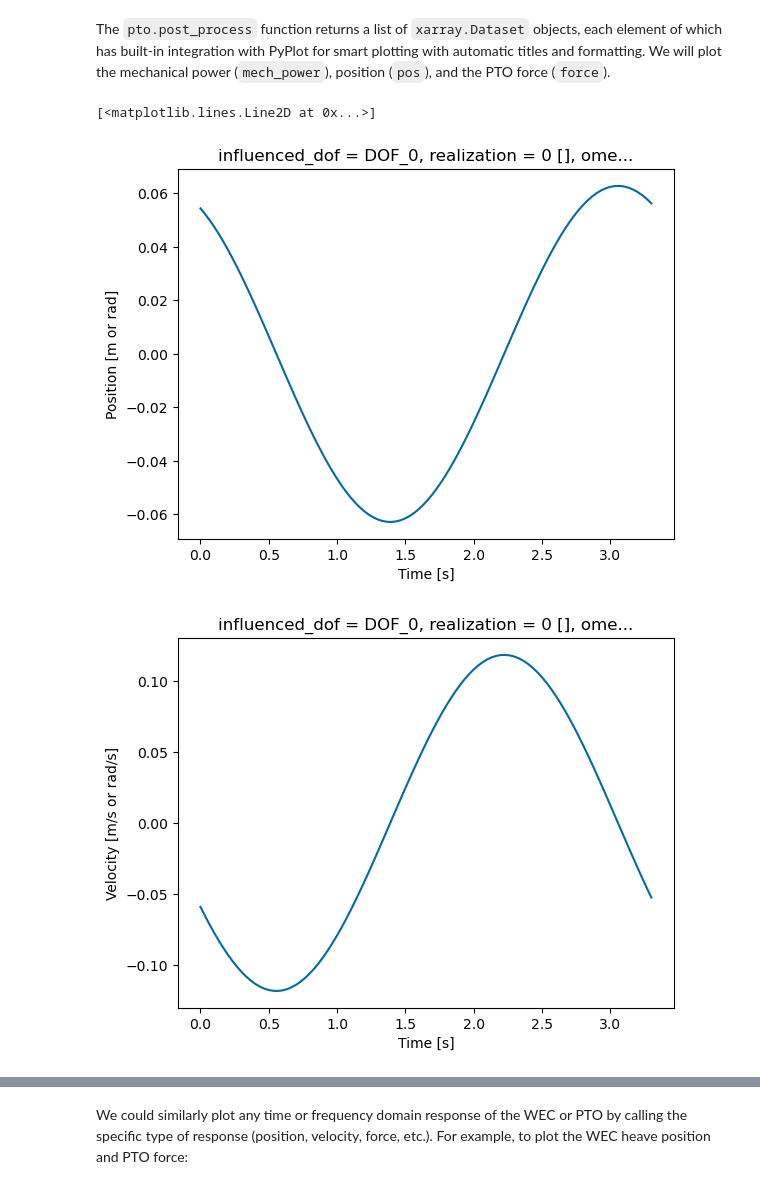
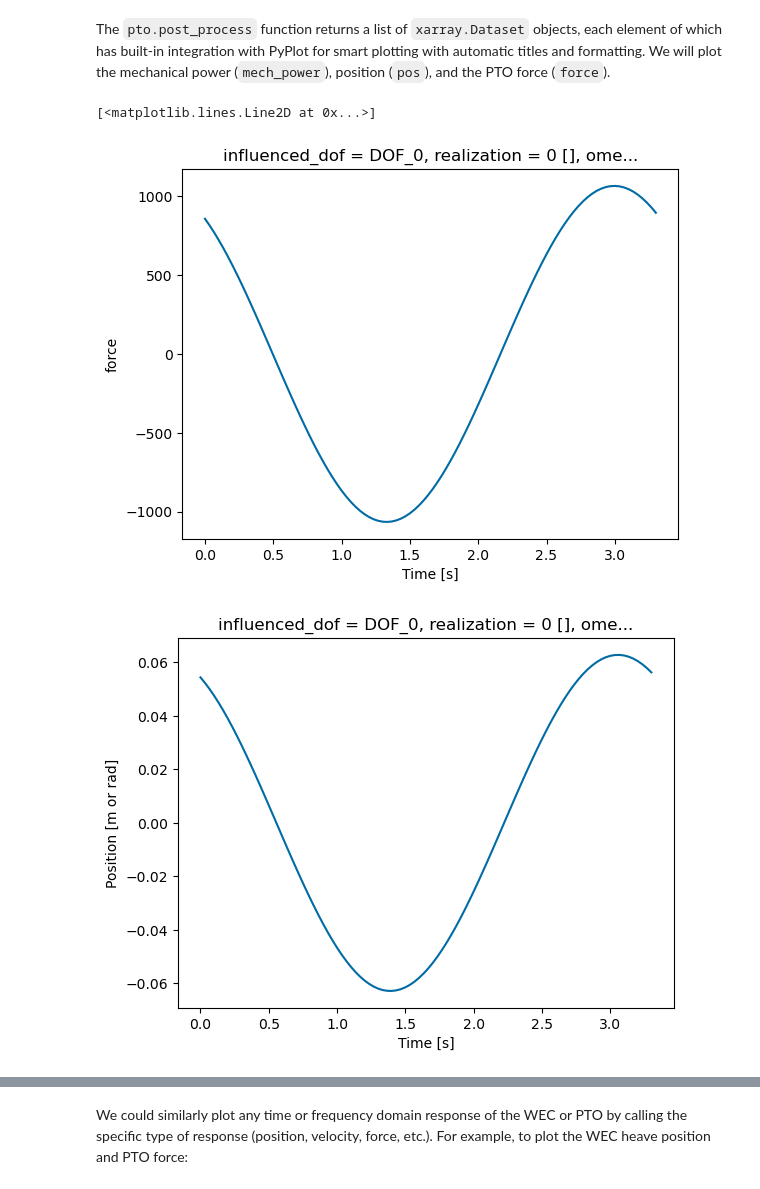
Before and after one commit to sandialabs/WecOptTool, a Jupyter notebook: examples/tutorial_1_WaveBot.ipynb, the cells around one changed output, grey strips where cells are left out. Drawn from its saved outputs; the diff is of its cells as text; code cells hidden in the pictures.

```diff
--- a/examples/tutorial_1_WaveBot.ipynb
+++ b/examples/tutorial_1_WaveBot.ipynb
@@ -169,6 +170,3 @@ We can use the `FloatingBody` and frequency vector created earlier to run the Bo
 This is wrapped into the `wecopttool.run_bem` function.
 
 If you would like to save the BEM data to a NetCDF file for future use, uncomment the second line of the cell below to use the `wot.write_netcdf` function.
-# %%
-bem_data = wot.run_bem(fb, freq)
-# wot.write_netcdf('bem_data.nc', bem_data) # saves BEM data to file
@@ -197,0 +173,10 @@ This warning appears when the largest panel of this mesh has radius > wavelength
+# %%
+bem_data_file = f'bem_wb_{nfreq}.nc'
+
+if os.path.exists(bem_data_file):
+    bem_data = wot.read_netcdf(bem_data_file)
+else:
+    bem_data = wot.run_bem(fb, freq, wave_dirs=0)
+    bem_data['radiating_dof'] = bem_data['radiating_dof'].astype(str)
+    bem_data['influenced_dof'] = bem_data['influenced_dof'].astype(str)
+    wot.write_netcdf(bem_data_file, bem_data)
@@ -416,10 +426,14 @@ We will plot the mechanical power (`mech_power`), position (`pos`), and the PTO
 # %%
+
+plt.figure()
+(wec_tdom.sel(realization=0)['force'].sel(type='diffraction')+wec_tdom.sel(realization=0)['force'].sel(type='Froude_Krylov')).plot()
+
 plt.figure()
 wec_tdom.sel(realization=0)['pos'].plot()
 
 plt.figure()
 wec_tdom.sel(realization=0)['vel'].plot()
 # %% [output]
 [<matplotlib.lines.Line2D at 0x...>]
-[figure, old version]
+[figure, new version]
-[figure, old version]
+[figure, new version]
```
Also changed, not shown: parts of 8 cells of this notebook, 3 other files.
